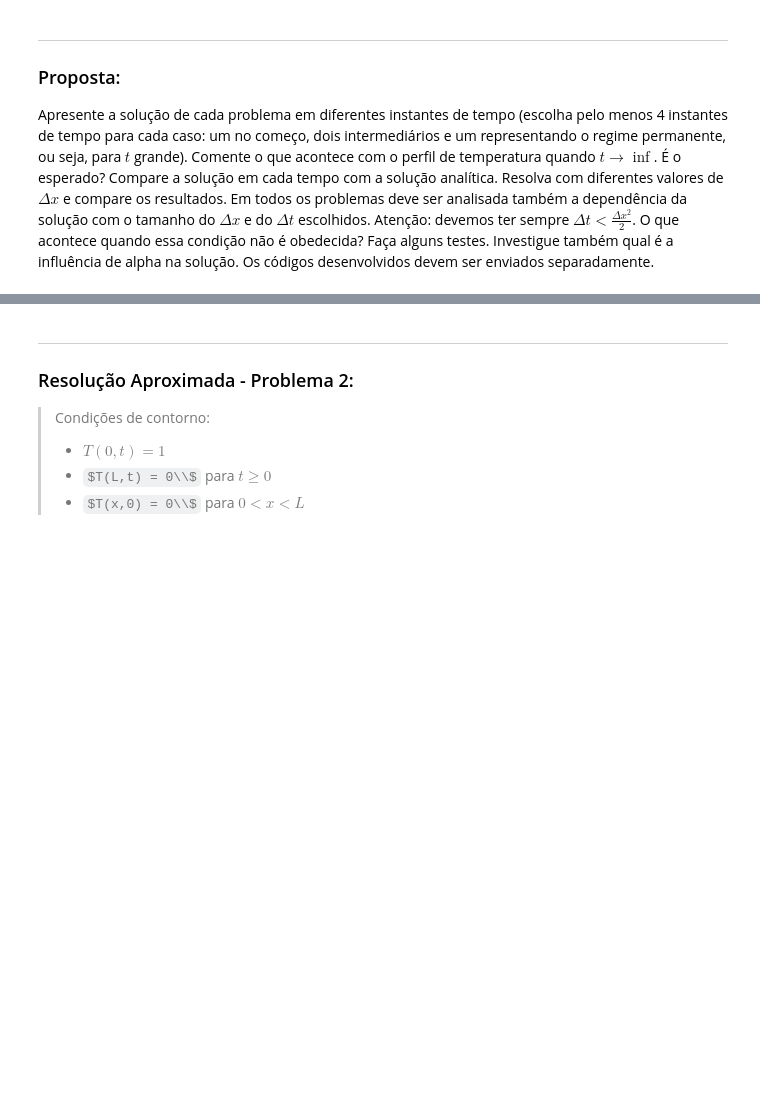
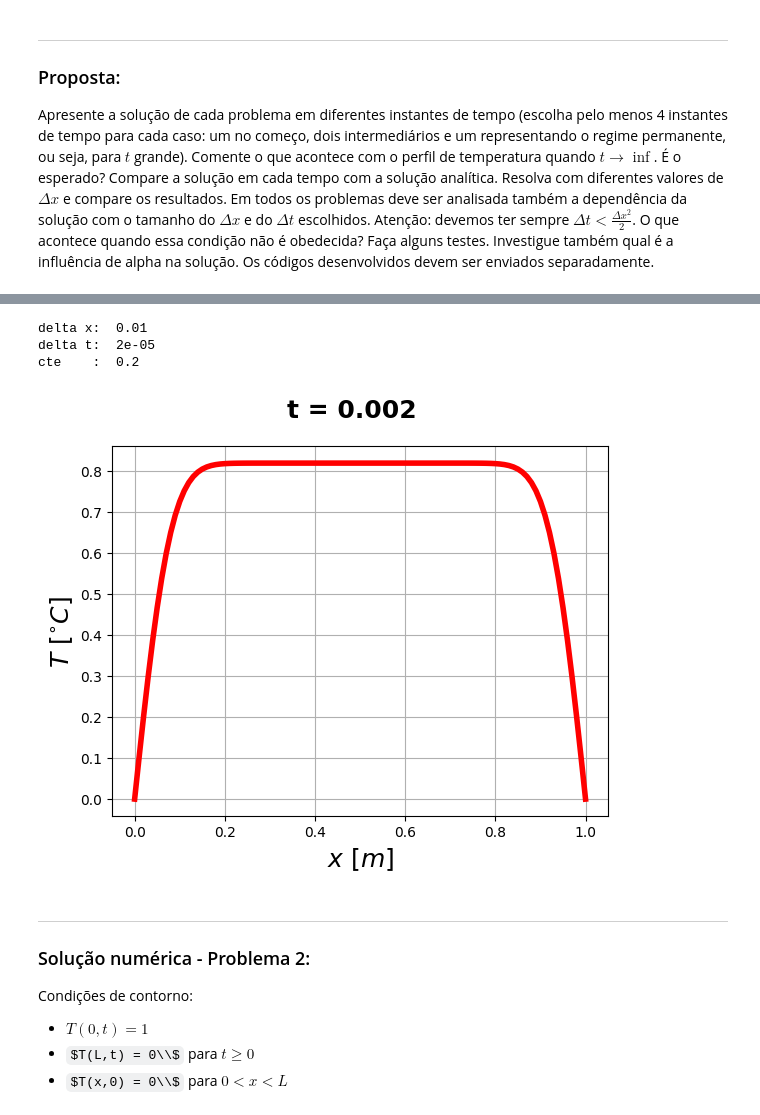
Before and after one commit to Henrique-Z/TCM-Trabalho-Final, a Jupyter notebook: trab-num.ipynb, the cells around one changed output, grey strips where cells are left out. Drawn from its saved outputs; the diff is of its cells as text; code cells hidden in the pictures; some formulas as TeX source; blank space fills up the shorter version.

```diff
--- a/trab-num.ipynb
+++ b/trab-num.ipynb
@@ -47,22 +86,3 @@ plt.show()
 ### Proposta:
 
 Apresente a solução de cada problema em diferentes instantes de tempo (escolha pelo menos 4 instantes de tempo para cada caso: um no começo, dois intermediários e um representando o regime permanente, ou seja, para $t$ grande). Comente o que acontece com o perfil de temperatura quando $t\to \inf$. É o esperado? Compare a solução em cada tempo com a solução analítica. Resolva com diferentes valores de $\Delta x$ e compare os resultados. Em todos os problemas deve ser analisada também a dependência da solução com o tamanho do $\Delta x$ e do $\Delta t$ escolhidos. Atenção: devemos ter sempre $\Delta t < \frac{\Delta x^{2}}{2}$. O que acontece quando essa condição não é obedecida? Faça alguns testes. Investigue também qual é a influência de alpha na solução. Os códigos desenvolvidos devem ser enviados separadamente.
-# %%
-# parâmetros cte.s nas soluções:
-N = 100
-k_final = 100
-
-# vetor usado para a plotagem:
-x = np.linspace(0.0, L, N + 1)
-
-# primeiro "l":
-l = 1
-delta_x = l / N
-delta_t = 0.2 * pow(delta_x, 2)
-
-# segundo "L":
-L = 2
-Delta_x = L / N
-Delta_t = 0.2 * pow(Delta_x, 2)
-print("delta t: ", delta_t,
-    "\nDelta t: ", Delta_t)
@@ -129,10 +98,43 @@ Temperatura para k =  100 : [0.         0.12529723 0.24752728 0.36384602 0.47182
+# %%
+class Bar(AbstractPlate):
+
+    def set_inicial_cond(self, Temp_i0, Temp_il) -> None:
+        N = self.divisions
+
+        # impondo as condições iniciais:
+        T_boundary = np.ones(N + 1)         # T(x,0) = 1
+
+        # impondo as condições de contorno:
+        T_boundary[0] = Temp_i0             # T(0,t) = 0
+        T_boundary[N] = Temp_il             # T(L,t) = 0
+        self.temps = np.copy(T_boundary)
+
+# condições de contorno:
+boundaries = {
+    "Temp_i0" : "0",
+    "Temp_il" : "0"
+}
+
+bar = Bar()
+bar.set_inicial_cond(**boundaries)
+bar.change_temp(100)
+bar.show()
+
+print("delta x: ", bar.delta_x,
+    "\ndelta t: ", bar.delta_t,
+    "\ncte    : ", bar.cte)
+# %% [output]
+delta x:  0.01
+delta t:  2e-05
+cte    :  0.2
+[figure, added]
 # %% [markdown]
 ***
-### Resolução Aproximada - Problema 2:
+### Solução numérica - Problema 2:
 
-> Condições de contorno:
-> - $T(0,t) = 1$
-> - $T(L,t) = 0\\$
->   para $t\ge 0$
-> - $T(x,0) = 0\\$
->   para $0 < x < L$
+Condições de contorno:
+- $T(0,t) = 1$
+- $T(L,t) = 0\\$
+  para $t\ge 0$
+- $T(x,0) = 0\\$
+  para $0 < x < L$
```
Also changed, not shown: parts of 13 cells of this notebook.
